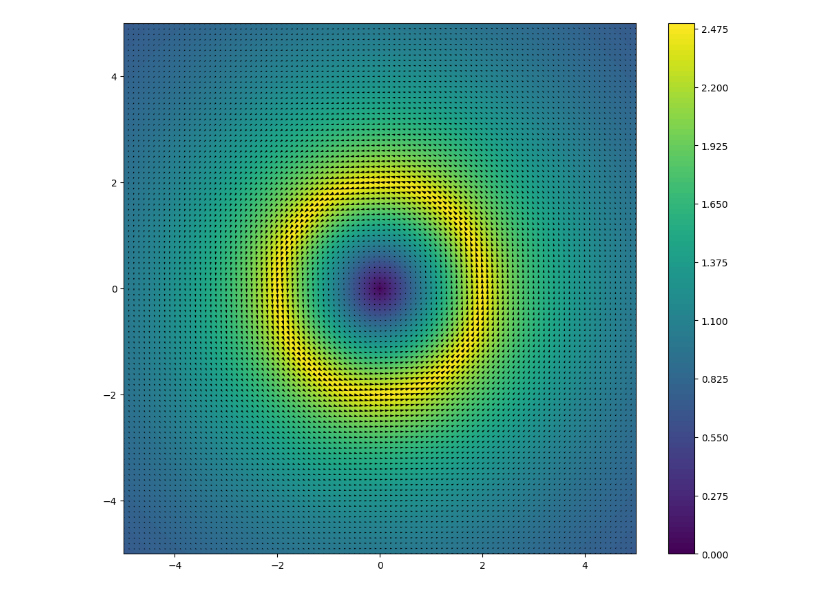
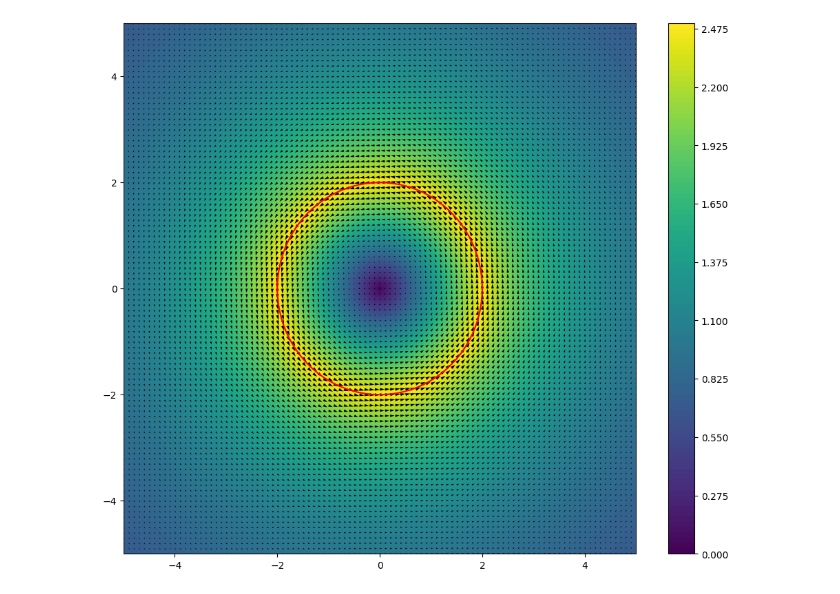
Before and after one commit to wsandy1/aero-jupyter-notebooks, a Jupyter notebook: SESA2022 Tutorial Sheet 1.ipynb, the cells around one changed output. Saved outputs shown, nothing was run; the diff lists cells and outputs as text; code cells hidden in the pictures.

```diff
--- a/SESA2022 Tutorial Sheet 1.ipynb
+++ b/SESA2022 Tutorial Sheet 1.ipynb
@@ -9,31 +9,38 @@ import matplotlib.pyplot as plt
 x_min = -5
 x_max = 5
 y_min = -5
 y_max = 5
 
 dx = 0.1
 dy = 0.1
 
 Gamma = 5
 R = 2
 
 xa = np.arange(x_min, x_max+dx, dx)
 ya = np.arange(y_min, y_max+dy, dy)
 
 x,y = np.meshgrid(xa, ya)
 
 r = np.sqrt(x**2 + y**2)
 theta = np.arctan2(y, x)
 
 u_theta = np.where(r < R, (Gamma*r)/R**2, Gamma/r)
 
 u = -u_theta*np.sin(theta)
 v = u_theta*np.cos(theta)
 
 plt.figure(figsize=(12,10), dpi=100)
 plt.contourf(x,y,u_theta, 100)
 plt.colorbar()
 plt.quiver(x,y,u,v,)
+
+theta_circle = np.linspace(0, 2*np.pi, 100)
+x_circle = R*np.cos(theta_circle)
+y_circle = R*np.sin(theta_circle)
+
+plt.plot(x_circle, y_circle, "r-")
+
 plt.show()
 # %% [output]
-[figure, old version]
+[figure, new version]
```
